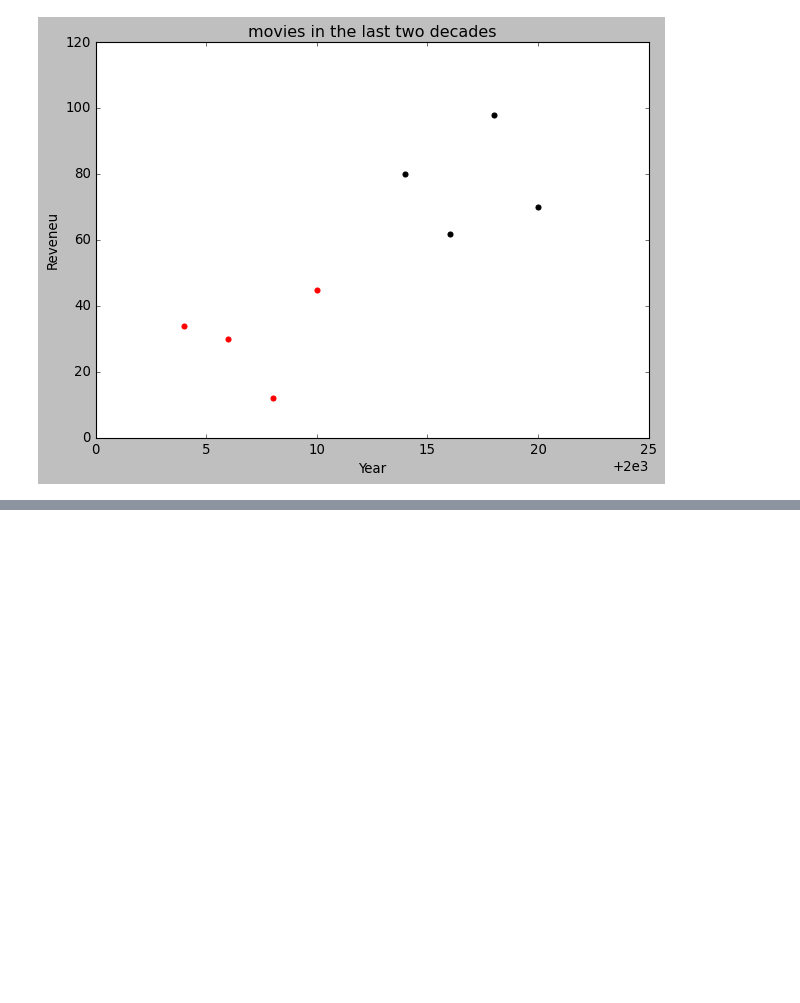
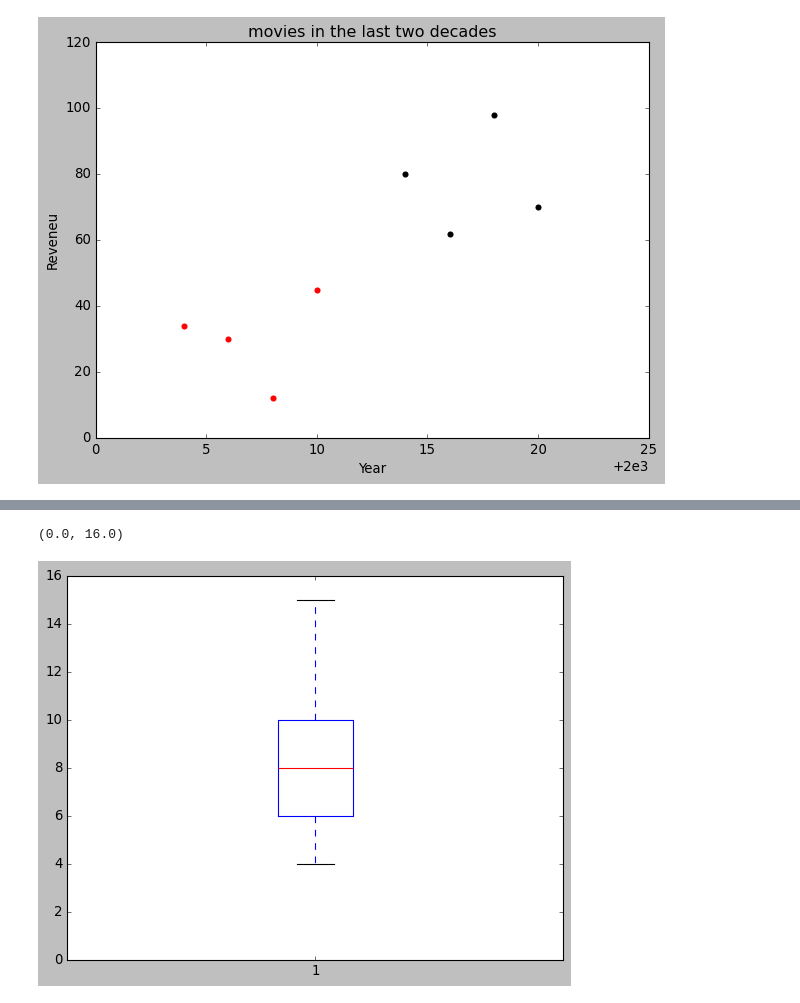
Before and after one commit to aneesi6247-lgtm/About-Data, a Jupyter notebook: Matplot_Tutorial.ipynb, the cells around one changed output, grey strips where cells are left out. Cells and saved outputs as stored; diff of their text form; code cells hidden in the pictures; blank space fills up the shorter version.

```diff
--- a/Matplot_Tutorial.ipynb
+++ b/Matplot_Tutorial.ipynb
@@ -146,0 +164,10 @@ plt.show()
+# %%
+# Bos plot
+#1. a statistical visualization that summarizes the distribution of the dataset using the five key numbs,
+# minimum (lowest non_outlier), Q1, Q2, Q3 and maximum (highest non_outlier)
+Data = [7, 8, 5, 6, 9,4,10,12,15]
+plt.boxplot(Data)   # please refer to the written notes for more details
+plt.ylim(bottom=0)
+# %% [output]
+(0.0, 16.0)
+[figure, added]
```
Also changed, not shown: parts of 10 cells of this notebook, 1 other file.
